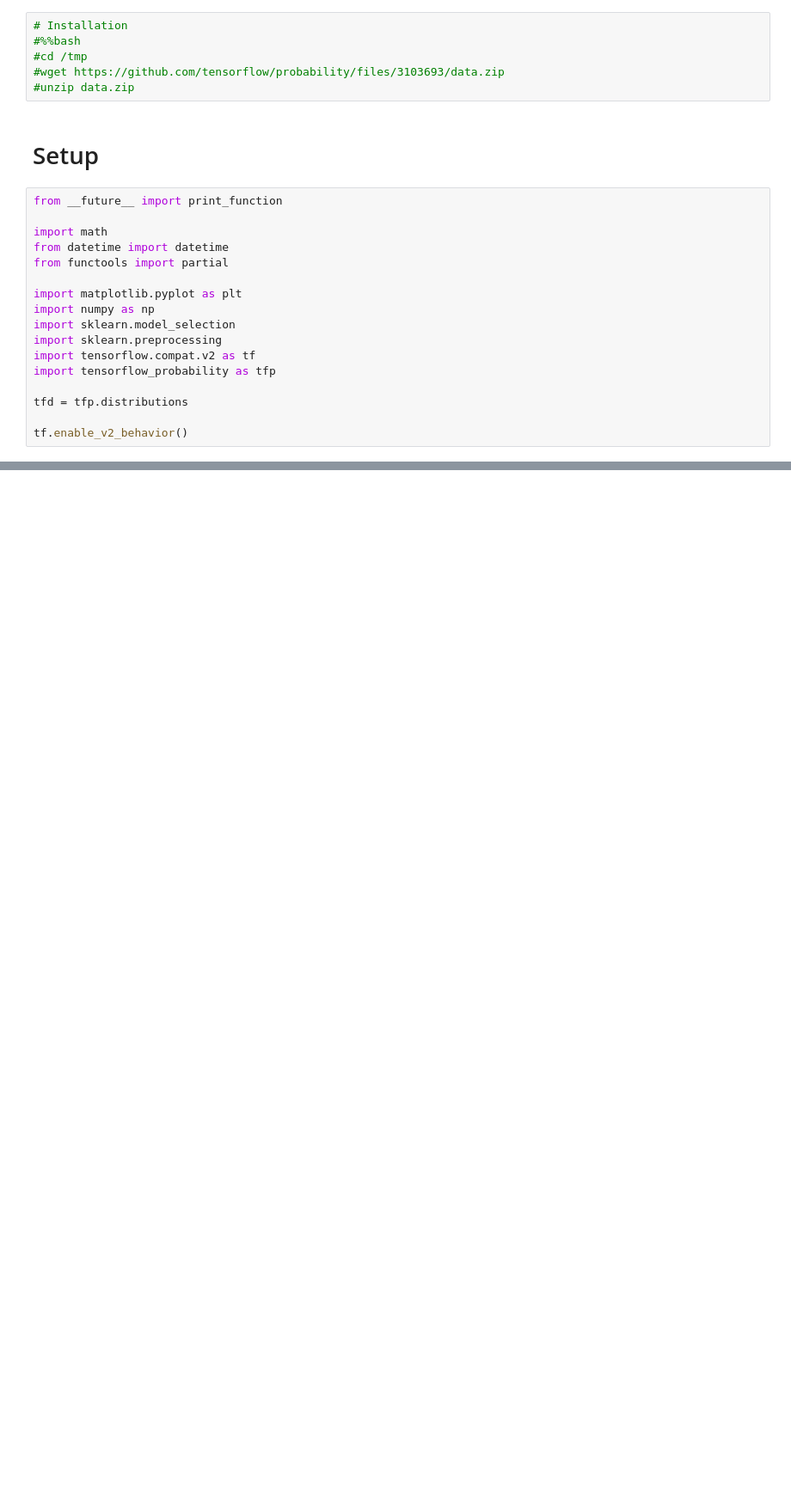
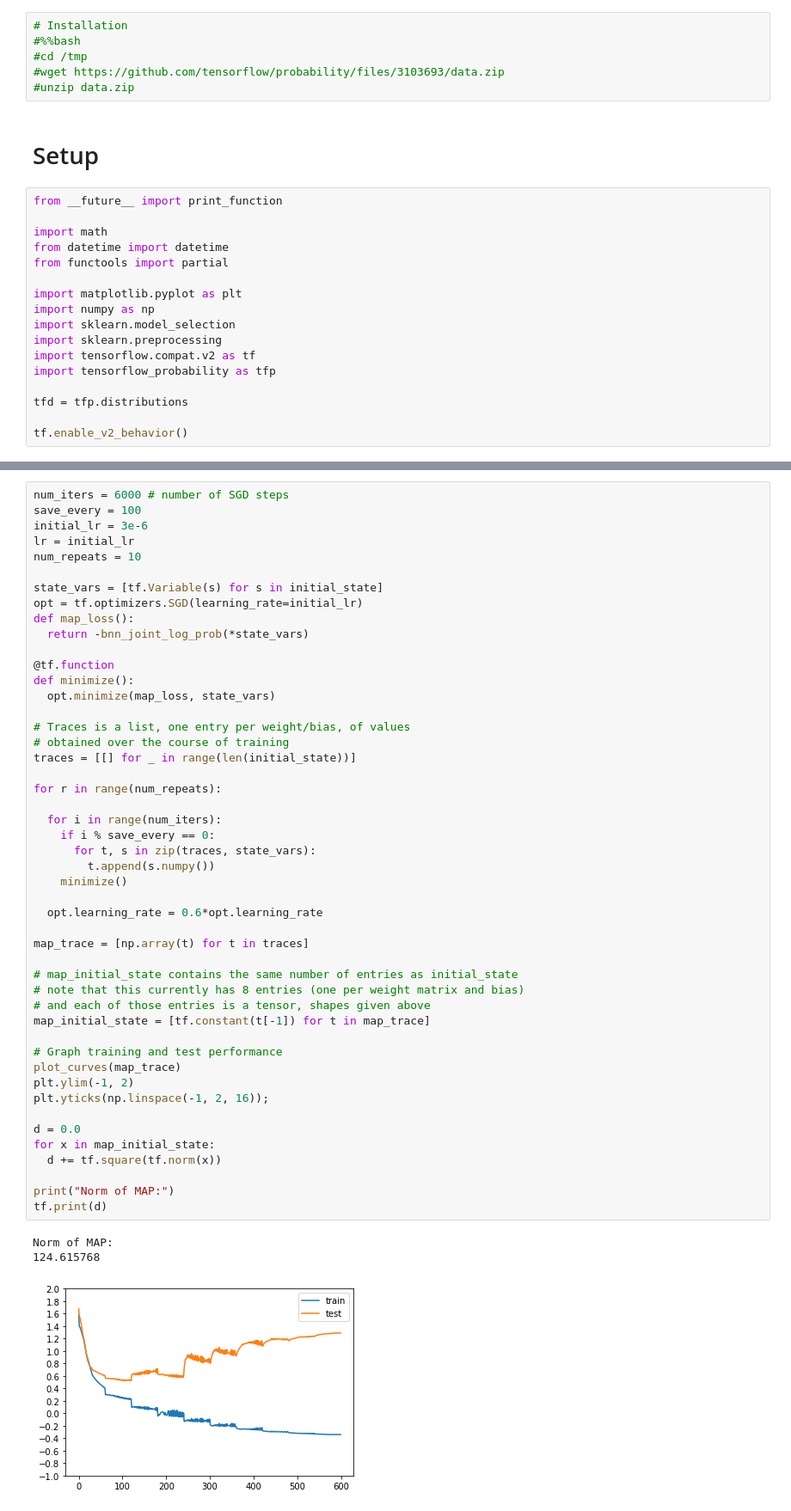
Before and after one commit to suswei/RLCT, a Jupyter notebook: notebooks/MCMC.ipynb, the cells around one changed output, grey strips where cells are left out. Shown: that part at 86% size. Cells and saved outputs as stored; diff of their text form; blank space fills up the shorter version.

```diff
--- a/notebooks/MCMC.ipynb
+++ b/notebooks/MCMC.ipynb
@@ -336,0 +295,52 @@ Norm of MAP:
+# %%
+num_iters = 6000 # number of SGD steps
+save_every = 100
+initial_lr = 3e-6
+lr = initial_lr
+num_repeats = 10
+
+state_vars = [tf.Variable(s) for s in initial_state]
+opt = tf.optimizers.SGD(learning_rate=initial_lr)
+def map_loss():
+  return -bnn_joint_log_prob(*state_vars)
+
+@tf.function
+def minimize():
+  opt.minimize(map_loss, state_vars)
+
+# Traces is a list, one entry per weight/bias, of values
+# obtained over the course of training
+traces = [[] for _ in range(len(initial_state))]
+
+for r in range(num_repeats):
+
+  for i in range(num_iters):
+    if i % save_every == 0:
+      for t, s in zip(traces, state_vars):
+        t.append(s.numpy())
+    minimize()
+
+  opt.learning_rate = 0.6*opt.learning_rate
+
+map_trace = [np.array(t) for t in traces]
+
+# map_initial_state contains the same number of entries as initial_state
+# note that this currently has 8 entries (one per weight matrix and bias)
+# and each of those entries is a tensor, shapes given above
+map_initial_state = [tf.constant(t[-1]) for t in map_trace]
+
+# Graph training and test performance
+plot_curves(map_trace)
+plt.ylim(-1, 2)
+plt.yticks(np.linspace(-1, 2, 16));
+
+d = 0.0
+for x in map_initial_state:
+  d += tf.square(tf.norm(x))
+
+print("Norm of MAP:")
+tf.print(d)
+# %% [output]
+Norm of MAP:
+124.615768
+[figure, added]
```
Also changed, not shown: parts of 13 cells of this notebook.
